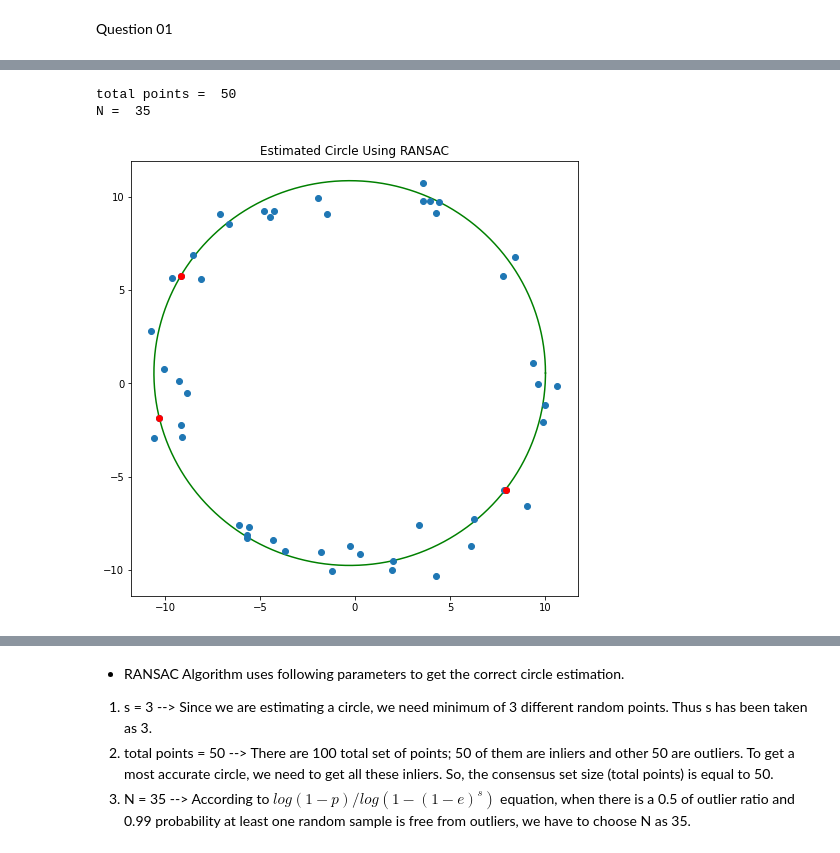
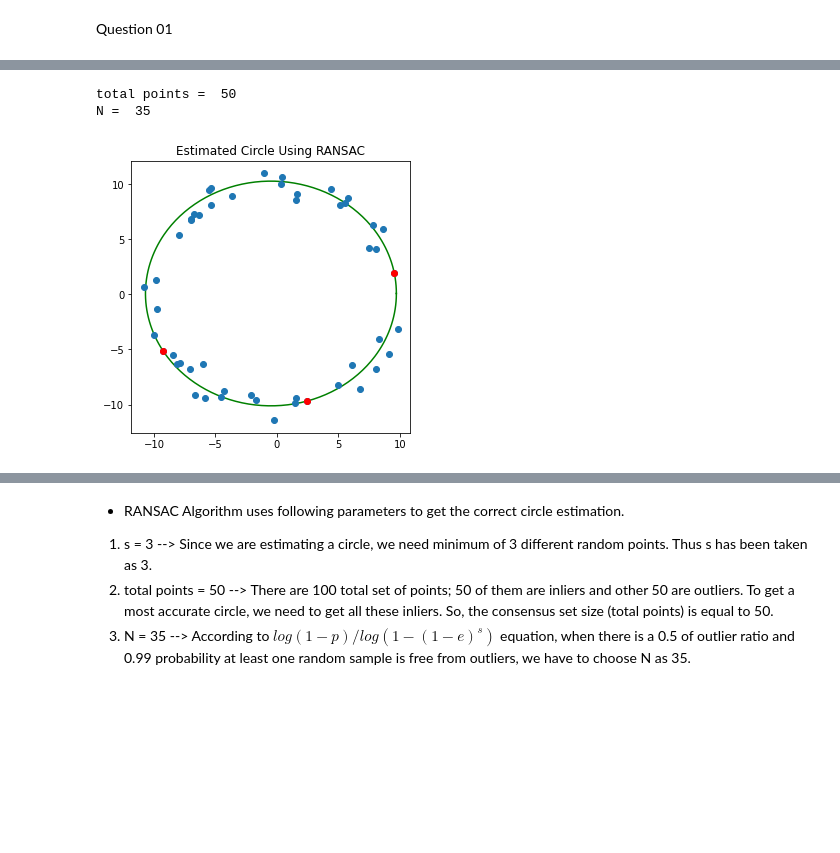
Before and after one commit to Yasara-Hasini/EN2550_Exercises, a Jupyter notebook: Assignment 2/Assignment 2.ipynb, the cells around one changed output, grey strips where cells are left out. Drawn from its saved outputs; the diff is of its cells as text; code cells hidden in the pictures; blank space fills up the shorter version.

```diff
--- a/Assignment 2/Assignment 2.ipynb
+++ b/Assignment 2/Assignment 2.ipynb
@@ -12,7 +12,6 @@ import numpy as np
 from scipy.optimize import minimize
 from scipy import linalg
 import matplotlib.pyplot as plt
-#np.random.seed(0)
 N = 100
 half_n = N//2
 r = 10
@@ -20,7 +19,7 @@ s = r/16
 t = np.random.uniform(0, 2*np.pi, half_n)
 n = s*np.random.randn(half_n)
 x, y = (r+n)*np.cos(t), (r+n)*np.sin(t)
-fig, ax = plt.subplots(1,1,figsize=(8,8))
+fig, ax = plt.subplots(1,1,figsize=(5,5))
 ax.scatter(x,y, label=r"Inliers for circle")
 
 X_circ = np.hstack((x.reshape(half_n, 1), y.reshape(half_n, 1)))
@@ -29,7 +28,6 @@ x = np.linspace(-12, 12, half_n)
 y = m*x + b + s*np.random.randn(half_n)
 X_line = np.hstack((x.reshape(half_n, 1), y.reshape(half_n, 1)))
 X = np.vstack((X_circ, X_line))
-ax.scatter(x,y, label = "Outliers for circle")
-ax.legend()
+ax.scatter(x,y, label = "Outliers for circle"), ax.legend()
 plt.show()
 # %% [output]
@@ -38,9 +36,7 @@ plt.show()
 #Part (a)
 total_points = len(x)
 print("total points = ", total_points)
-p = 0.99
-s = 3
-e = 0.5
+p, s, e = 0.99, 3, 0.5
 N = int(np.ceil(np.log(1-p)/np.log(1-((1-e)**s))))
 print("N = ", N)
 
@@ -49,20 +45,14 @@ def finding_circle(x1, y1, x2, y2, x3, y3):
     B = (x1**2 + y1**2)*(y2-y3) + (x2**2 + y2**2)*(y3-y1) + (x3**2 + y3**2)*(y1-y2)
     C = (x1**2 + y1**2)*(x2-x3) + (x2**2 + y2**2)*(x3-x1) + (x3**2 + y3**2)*(x1-x2)
     D = (x1**2 + y1**2)*(x3*y2-x2*y3) + (x2**2 + y2**2)*(x1*y3-x3*y1) + (x3**2 + y3**2)*(x2*y1-x1*y2)
-
-    H = B/(2*A)
-    K = -C/(2*A)
-    R = np.sqrt((B**2 + C**2 - 4*A*D)/(4*(A**2)))
+    H, K, R = B/(2*A), -C/(2*A), np.sqrt((B**2 + C**2 - 4*A*D)/(4*(A**2)))
     return [H,K,R]
 
 def drawing_circle(x0,y0,r,px,py):
     angle = np.linspace(0, 2*np.pi, 360)
     x_x, y_y = x0 + r*np.cos(angle), y0 + r*np.sin(angle)
-    fig, ax = plt.subplots(1,1,figsize=(8,8))
-    ax.plot(x_x, y_y, color = "green")
-    ax.plot(x, y, "o")
-    ax.plot(px, py, "o", color = "red")
-    ax.set_title("Estimated Circle Using RANSAC")
+    fig, ax = plt.subplots(1,1,figsize=(5,5))
+    ax.plot(x_x, y_y, color = "green"), ax.plot(x, y, "o"), ax.plot(px, py, "o", color = "red"), ax.set_title("Estimated Circle Using RANSAC")
     plt.show()
 
 def num_generator(n):
@@ -73,36 +63,34 @@ def num_generator(n):
         return p_1, p_2, p_3
 
 def distance(h, k, r, x, y):
     return (np.abs(np.sqrt((x-h)**2+(y-k)**2)-r))
 
-x = X[:50,0]
-y = X[:50,1]
+x, y = X[:50,0], X[:50,1]
 ransac = []
 max_inliers = 0
 inlier_set = []
 for i in range(total_points):
     p1, p2, p3 = num_generator(total_points)
     inliers = 0
     x0, y0, radius = finding_circle(x[p1], y[p1], x[p2], y[p2], x[p3], y[p3])
     inlier_set = []
-
     for j in range(total_points):
         d = distance(x0, y0, radius,x[j],y[j])
         if d<1:
             inliers += 1
             inlier_set.append([x[j], y[j]])
 
     outliers = total_points - inliers
     if inliers > max_inliers:
         ransac = [p1, p2, p3]
         max_inliers = inliers
         ransac_center_x, ransac_center_y, ransac_radius = x0, y0, radius
         ransac_set = inlier_set
 
 drawing_circle(ransac_center_x, ransac_center_y, ransac_radius,[x[ransac[0]], x[ransac[1]], x[ransac[2]]], [y[ransac[0]], y[ransac[1]], y[ransac[2]]])
 # %% [output]
 total points =  50
 N =  35
-[figure, old version]
+[figure, new version]
 # %%
 #Part (b)
```
Also changed, not shown: parts of 5 cells of this notebook.
